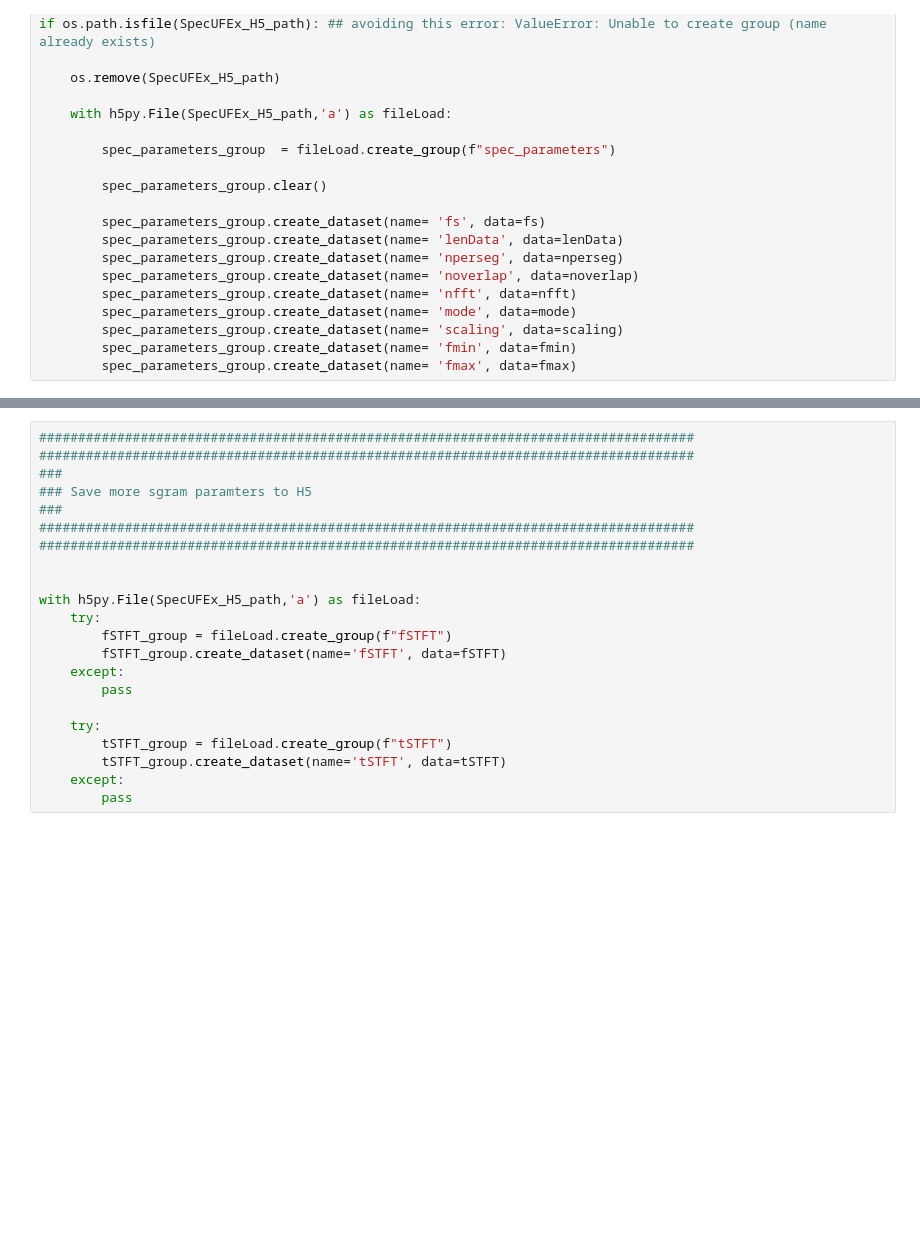
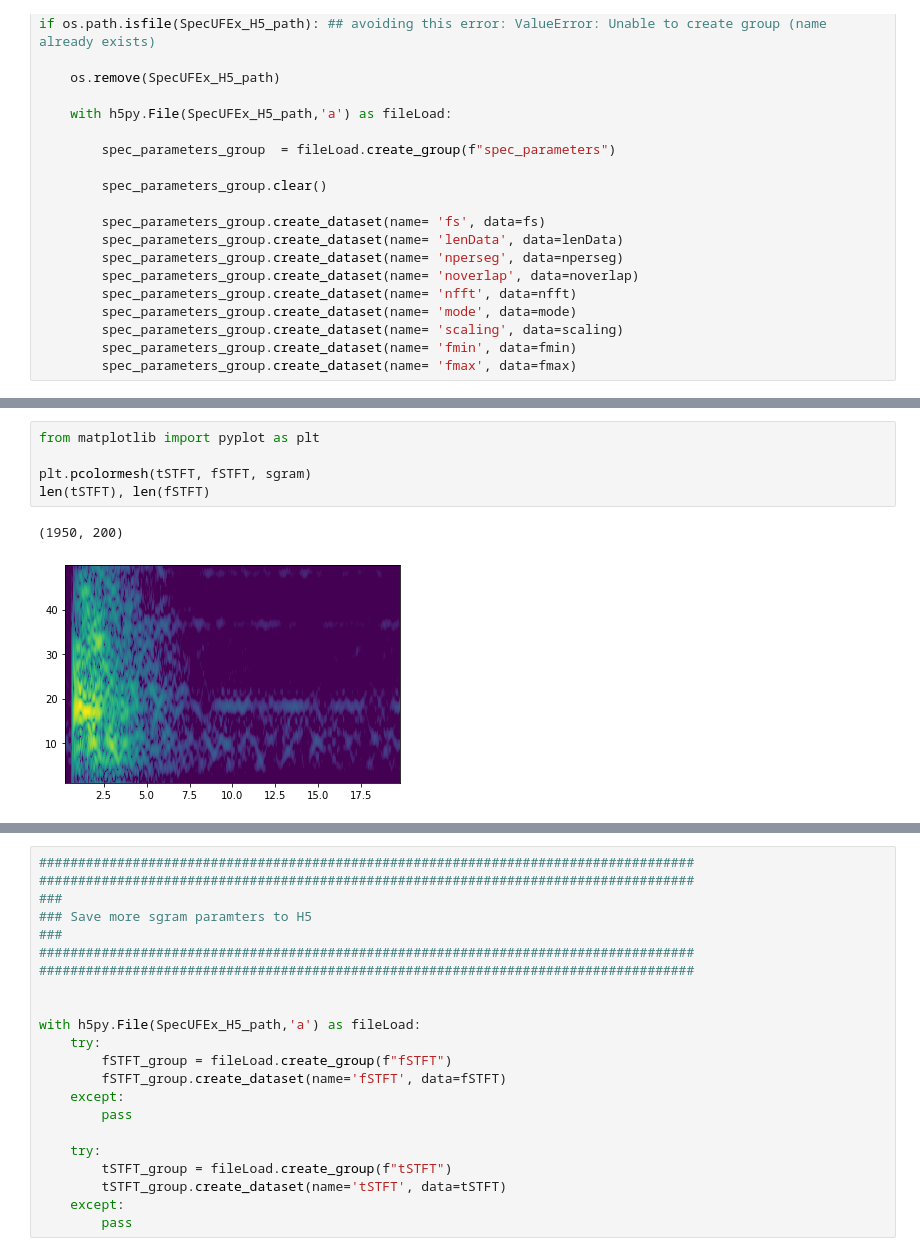
Before and after one commit to tsawi/SpecUFEx_workflow, a Jupyter notebook: tutorial/1_wf_to_sgramH5.ipynb, the cells around one changed output, grey strips where cells are left out. Saved outputs shown, nothing was run; the diff lists cells and outputs as text; blank space fills up the shorter version.

```diff
--- a/tutorial/1_wf_to_sgramH5.ipynb
+++ b/tutorial/1_wf_to_sgramH5.ipynb
@@ -192,3 +272,11 @@ if os.path.isfile(SpecUFEx_H5_path): ## avoiding this error: ValueError: Unable
+# %%
+from matplotlib import pyplot as plt
+
+plt.pcolormesh(tSTFT, fSTFT, sgram)
+len(tSTFT), len(fSTFT)
+# %% [output]
+(1950, 200)
+[figure, added]
 # %%
 ####################################################################################
 ####################################################################################
```
Also changed, not shown: parts of 10 cells of this notebook, 6 other files.
